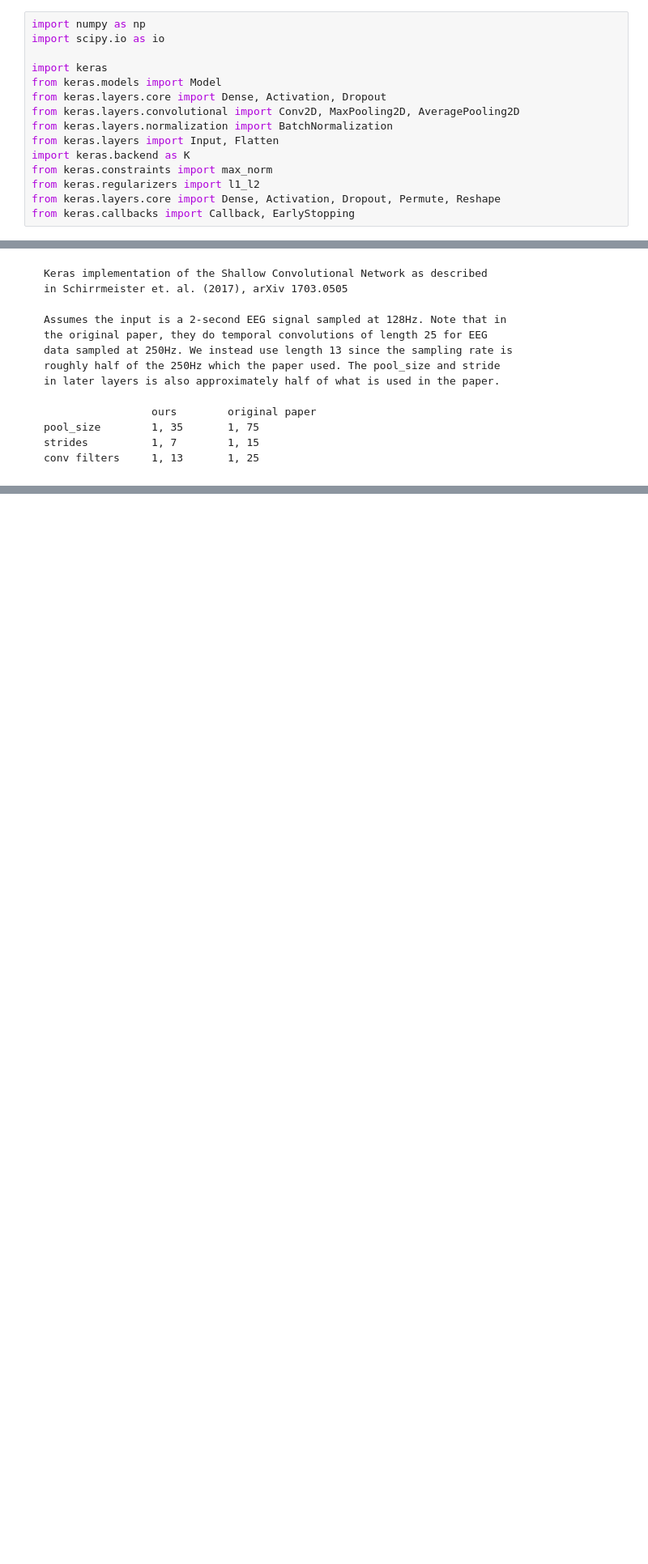
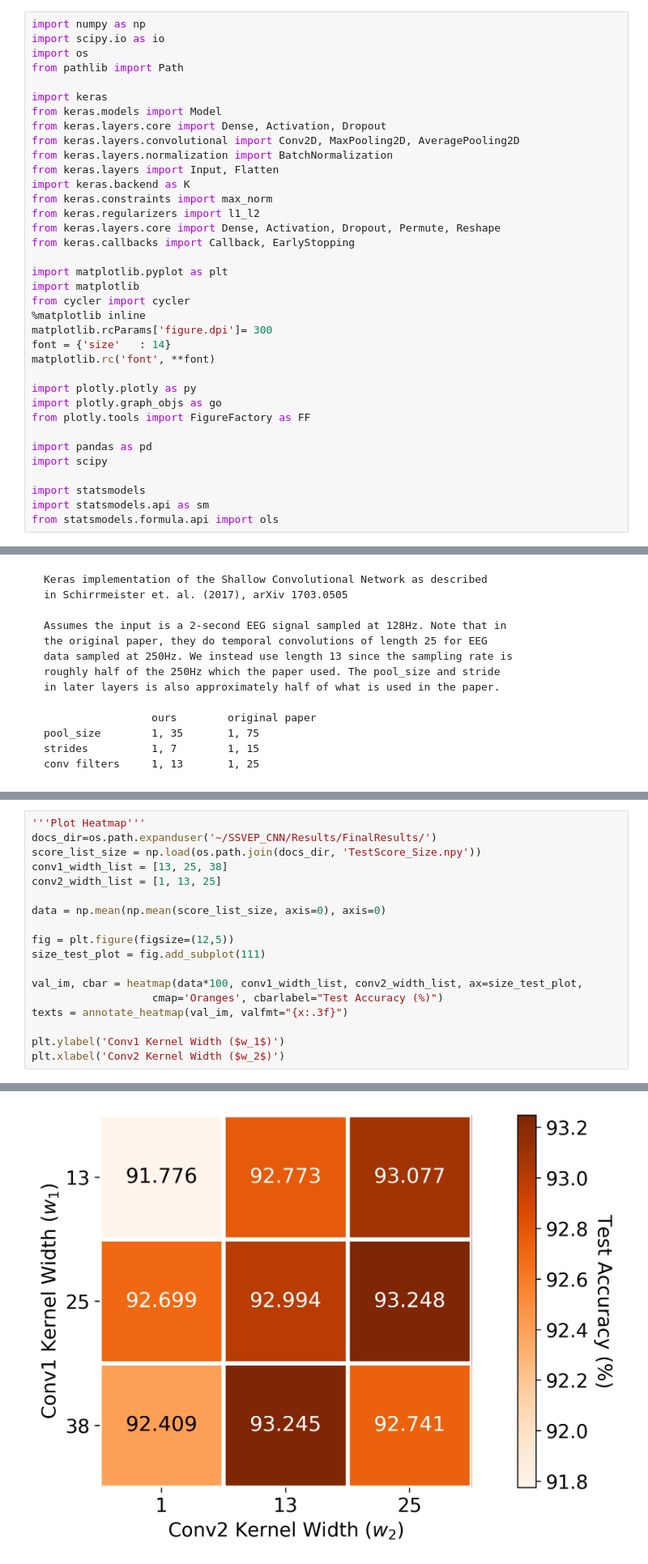
Before and after one commit to dustintt123/SSVEP_UI, a Jupyter notebook: SSVEP_TRAIN.ipynb, the cells around one changed output, grey strips where cells are left out. Shown at 81% size. Cells and saved outputs as stored; diff of their text form; blank space fills up the shorter version.

```diff
--- a/SSVEP_TRAIN.ipynb
+++ b/SSVEP_TRAIN.ipynb
@@ -1,6 +1,8 @@
 # %%
 import numpy as np
 import scipy.io as io
+import os
+from pathlib import Path
 
 import keras
 from keras.models import Model
@@ -13,3 +15,22 @@ from keras.constraints import max_norm
 from keras.regularizers import l1_l2
 from keras.layers.core import Dense, Activation, Dropout, Permute, Reshape
 from keras.callbacks import Callback, EarlyStopping
+
+import matplotlib.pyplot as plt
+import matplotlib
+from cycler import cycler
+%matplotlib inline
+matplotlib.rcParams['figure.dpi']= 300
+font = {'size'   : 14}
+matplotlib.rc('font', **font)
+
+import plotly.plotly as py
+import plotly.graph_objs as go
+from plotly.tools import FigureFactory as FF
+
+import pandas as pd
+import scipy
+
+import statsmodels
+import statsmodels.api as sm
+from statsmodels.formula.api import ols
@@ -310,0 +398,19 @@ def annotate_heatmap(im, data=None, valfmt="{x:.2f}",
+# %%
+'''Plot Heatmap'''
+docs_dir=os.path.expanduser('~/SSVEP_CNN/Results/FinalResults/')
+score_list_size = np.load(os.path.join(docs_dir, 'TestScore_Size.npy'))
+conv1_width_list = [13, 25, 38]
+conv2_width_list = [1, 13, 25]
+
+data = np.mean(np.mean(score_list_size, axis=0), axis=0)
+
+fig = plt.figure(figsize=(12,5))
+size_test_plot = fig.add_subplot(111)
+
+val_im, cbar = heatmap(data*100, conv1_width_list, conv2_width_list, ax=size_test_plot,
+                   cmap='Oranges', cbarlabel="Test Accuracy (%)")
+texts = annotate_heatmap(val_im, valfmt="{x:.3f}")
+
+plt.ylabel('Conv1 Kernel Width ($w_1$)')
+plt.xlabel('Conv2 Kernel Width ($w_2$)')
+# %% [output]
@@ -310,0 +419 @@ def annotate_heatmap(im, data=None, valfmt="{x:.2f}",
+[figure, added]
```
Also changed, not shown: parts of 34 cells of this notebook.
